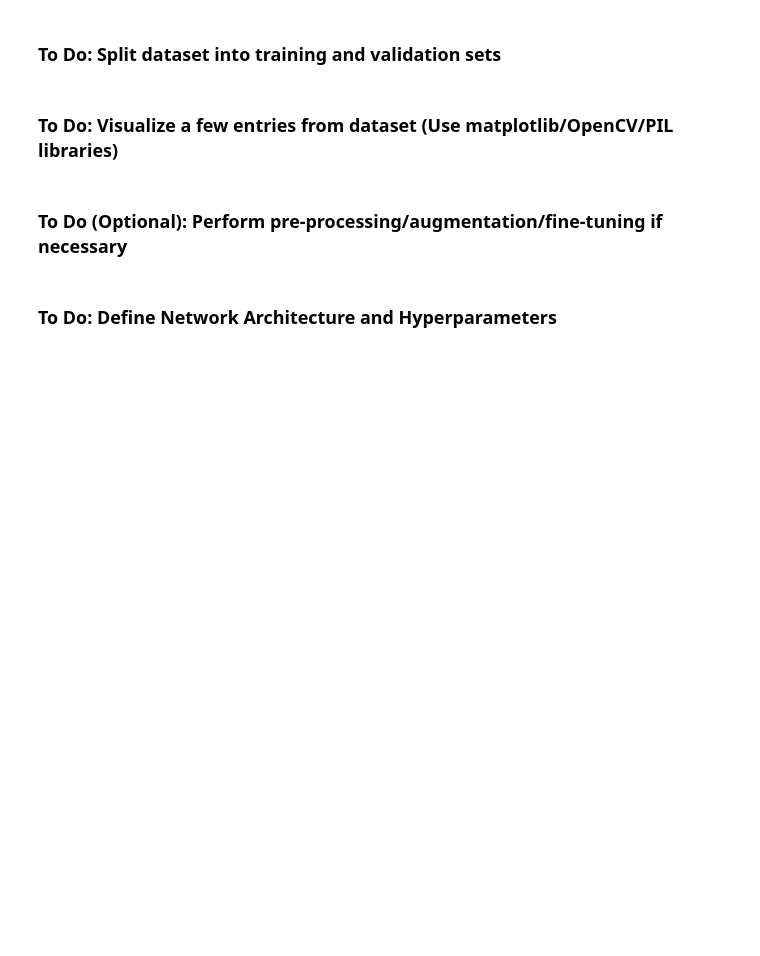
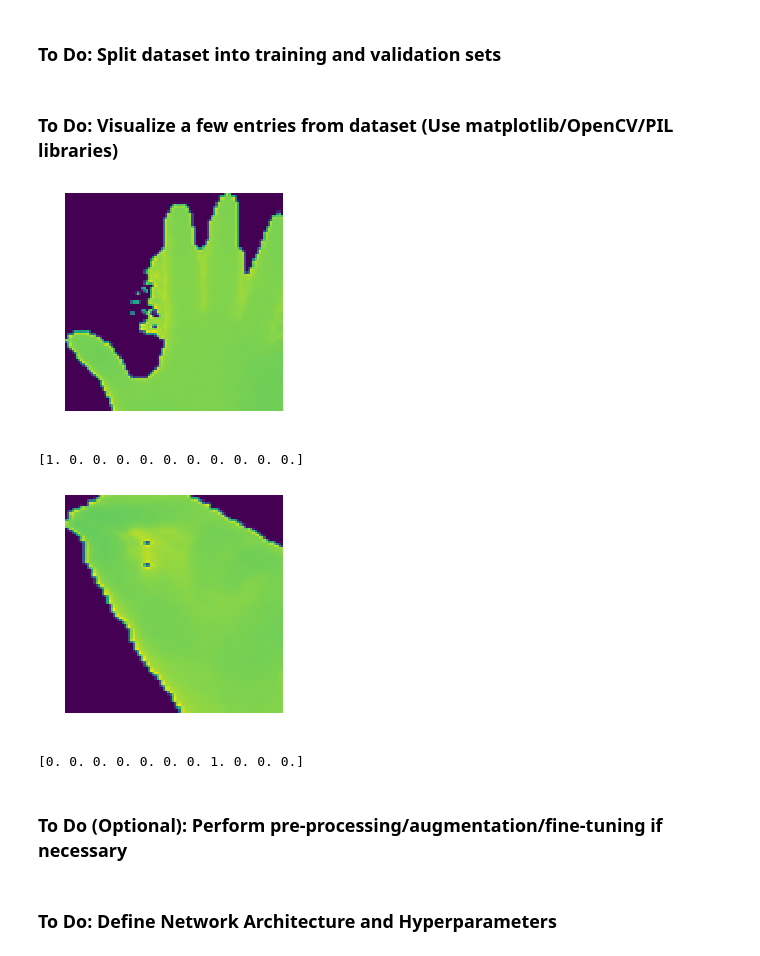
Before and after one commit to jay-xiang/depthGestRecog, a Jupyter notebook: MVIS_classify.ipynb, the cells around one changed output. Saved outputs shown, nothing was run; the diff lists cells and outputs as text; code cells hidden in the pictures; blank space fills up the shorter version.

Commit message:
first model

```diff
--- a/MVIS_classify.ipynb
+++ b/MVIS_classify.ipynb
@@ -58,7 +58,7 @@ label_dict={}
 
 for label in os.listdir(data_dir):
     for sub_dir in os.listdir(os.path.join(data_dir,label)):
-        class_num = int(os.listdir(os.path.join(data_dir,label,sub_dir))[:,0][5:7])
+        class_num = int(os.listdir(os.path.join(data_dir,label,sub_dir))[0][5:7])
 
     label_dict[label] = class_num
 # %% [markdown]
@@ -77,9 +77,19 @@ y = np.asarray(y)
 ### To Do: Convert labels to one-hot encoded vectors
 # %%
 # Please implement (from scratch) a function that converts the labels to one-hot encoded vectors
+
+y_onehot = np.zeros((y.shape[0], len(label_dict)))
+for i in range(y.shape[0]):
+    y_onehot[i][y[i]-1] = 1
 # %% [markdown]
 ### To Do: Split dataset into training and validation sets
 # %%
 # You may perform this by using your own functions or using an existing library module
+
+from sklearn.model_selection import train_test_split
+
+x_train, x_test, y_train, y_test = train_test_split(x, y_onehot, test_size=0.2)
+
+n_train, n_test = x_train.shape[0], x_test.shape[0]
 # %% [markdown]
 ### To Do: Visualize a few entries from dataset (Use matplotlib/OpenCV/PIL libraries)
@@ -88,2 +96,16 @@ y = np.asarray(y)
+# %%
+import matplotlib
+
+for i in range(2):
+    entry_image = x_train[i]
+    plt.imshow(entry_image)
+    plt.axis("off")
+    plt.show()
+    print(y_train[i])
+# %% [output]
+[figure, added]
+[1. 0. 0. 0. 0. 0. 0. 0. 0. 0. 0.]
+[figure, added]
+[0. 0. 0. 0. 0. 0. 0. 1. 0. 0. 0.]
 # %% [markdown]
 ### To Do (Optional): Perform pre-processing/augmentation/fine-tuning if necessary
```
Also changed, not shown: parts of 5 cells of this notebook, 1 other file.
